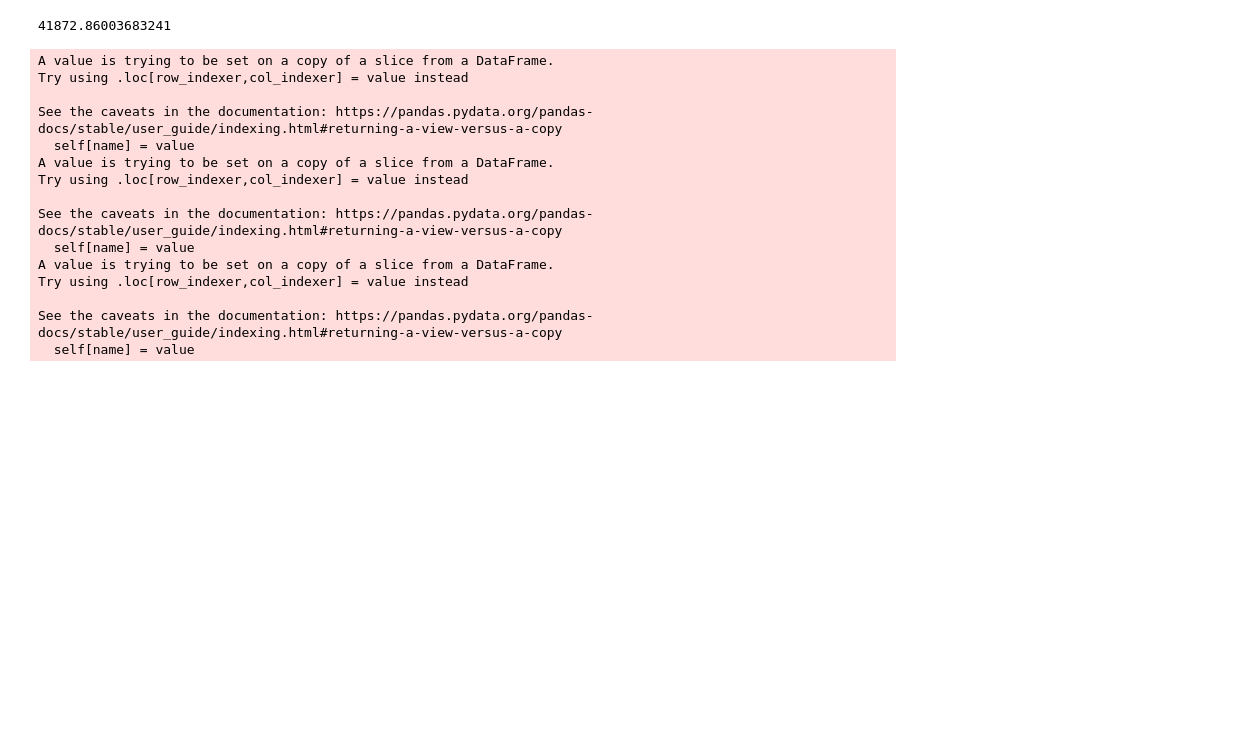
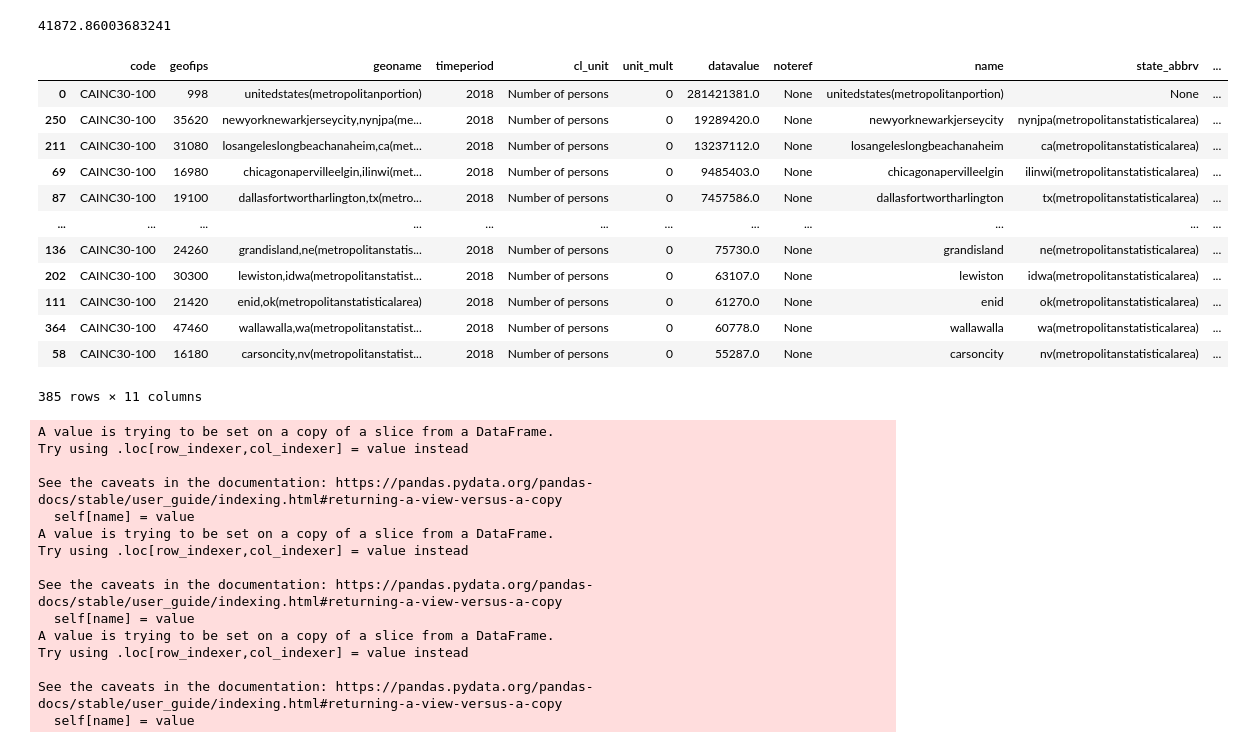
Before and after one commit to 107SBakst/107SBakst.github.io, a Jupyter notebook: Python/project_oecd4.ipynb, the cells around one changed output. Drawn from its saved outputs; the diff is of its cells as text; code cells hidden in the pictures; blank space fills up the shorter version.

Commit message:
for loop complete

```diff
--- a/Python/project_oecd4.ipynb
+++ b/Python/project_oecd4.ipynb
@@ -1,3 +1,5 @@
 # %%
 %pip install pandas
 import pandas as pd
+pd.set_option('display.max_rows', 200)
+pd.set_option('display.max_columns', 1000)
@@ -109,6 +135,32 @@ df4.DataValue = df4.DataValue.astype(float)
 df4.DataValue.mean()
 # %% [output]
 41872.86003683241
+# %%
+#For loop to clean data for all df from Bea API.
+for z in [df, df1, df2, df3]:
+    i = z
+    i.columns = i.columns.str.lower()
+    i.columns = i.columns.astype('str').str.replace(' ','_')
+    i.datavalue = i.datavalue.astype('str').str.replace(",",'')
+    i.datavalue = i.datavalue.astype('float')
+    i.geoname = i.geoname.str.replace(' ','')
+    i.geoname = i.geoname.str.lower()
+    i.geoname = i.geoname.str.replace('-','')
+    i[['name','state_abbrv']] = i['geoname'].str.split(',',1,expand=True)
+# %% [output]
+|  | code | geofips | geoname | timeperiod | cl_unit | unit_mult | datavalue | noteref | name | state_abbrv | ... |
+| 0 | CAINC30-100 | 998 | unitedstates(metropolitanportion) | 2018 | Number of persons | 0 | 281421381.0 | None | unitedstates(metropolitanportion) | None | ... |
+| 250 | CAINC30-100 | 35620 | newyorknewarkjerseycity,nynjpa(me... | 2018 | Number of persons | 0 | 19289420.0 | None | newyorknewarkjerseycity | nynjpa(metropolitanstatisticalarea) | ... |
+| 211 | CAINC30-100 | 31080 | losangeleslongbeachanaheim,ca(met... | 2018 | Number of persons | 0 | 13237112.0 | None | losangeleslongbeachanaheim | ca(metropolitanstatisticalarea) | ... |
+| 69 | CAINC30-100 | 16980 | chicagonapervilleelgin,ilinwi(met... | 2018 | Number of persons | 0 | 9485403.0 | None | chicagonapervilleelgin | ilinwi(metropolitanstatisticalarea) | ... |
+| 87 | CAINC30-100 | 19100 | dallasfortwortharlington,tx(metro... | 2018 | Number of persons | 0 | 7457586.0 | None | dallasfortwortharlington | tx(metropolitanstatisticalarea) | ... |
+| ... | ... | ... | ... | ... | ... | ... | ... | ... | ... | ... | ... |
+| 136 | CAINC30-100 | 24260 | grandisland,ne(metropolitanstatis... | 2018 | Number of persons | 0 | 75730.0 | None | grandisland | ne(metropolitanstatisticalarea) | ... |
+| 202 | CAINC30-100 | 30300 | lewiston,idwa(metropolitanstatist... | 2018 | Number of persons | 0 | 63107.0 | None | lewiston | idwa(metropolitanstatisticalarea) | ... |
+| 111 | CAINC30-100 | 21420 | enid,ok(metropolitanstatisticalarea) | 2018 | Number of persons | 0 | 61270.0 | None | enid | ok(metropolitanstatisticalarea) | ... |
+| 364 | CAINC30-100 | 47460 | wallawalla,wa(metropolitanstatist... | 2018 | Number of persons | 0 | 60778.0 | None | wallawalla | wa(metropolitanstatisticalarea) | ... |
+| 58 | CAINC30-100 | 16180 | carsoncity,nv(metropolitanstatist... | 2018 | Number of persons | 0 | 55287.0 | None | carsoncity | nv(metropolitanstatisticalarea) | ... |
+385 rows × 11 columns
 # %%
 #Automates finding simple mean and median values for each df as well as data cleaning. The for loop removes the , from the datavalue column and converts it to a float.
 for j in [df, df1, df2, df3]:
```
Also changed, not shown: parts of 4 cells of this notebook.
